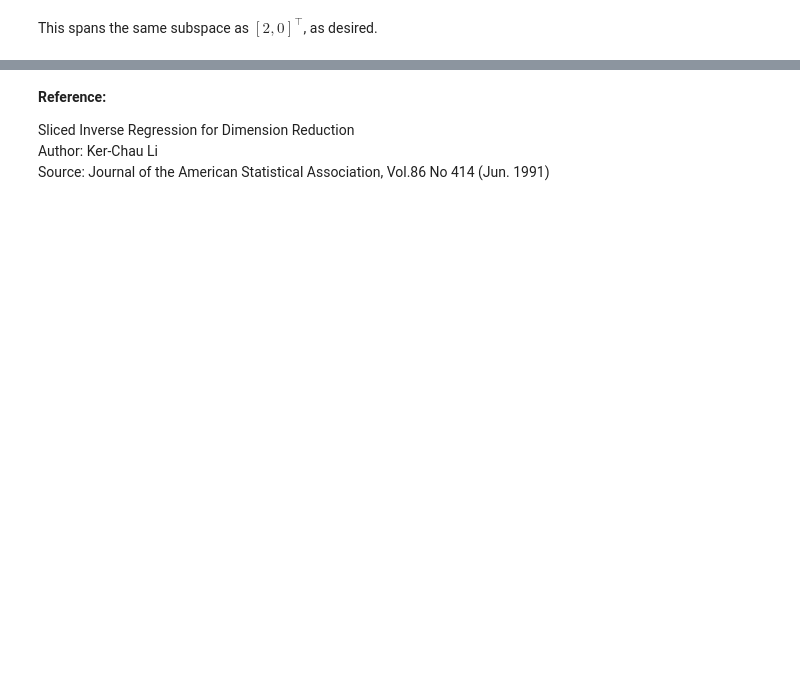
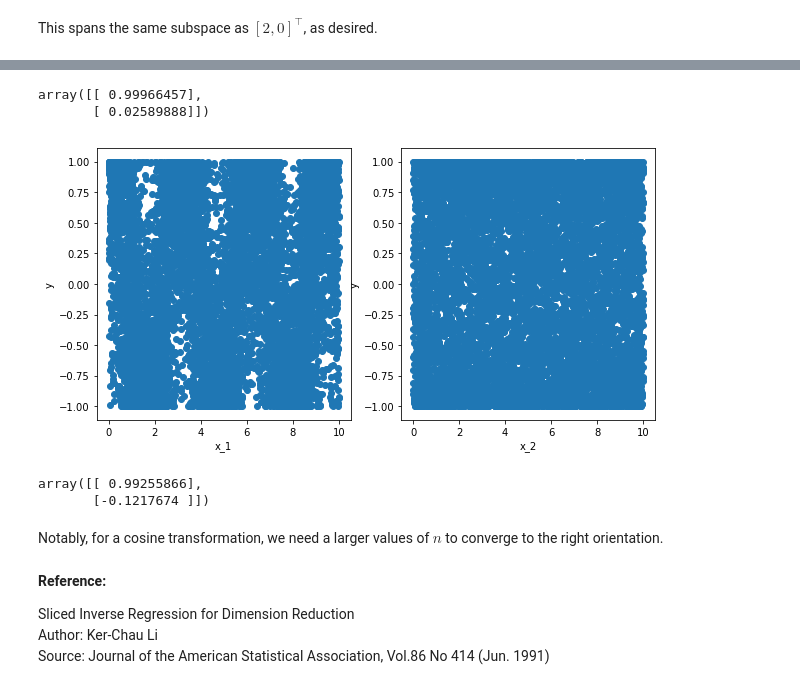
Before and after one commit to russellkune/SIR, a Jupyter notebook: SIR_example.ipynb, the cells around one changed output, grey strips where cells are left out. Drawn from its saved outputs; the diff is of its cells as text; code cells hidden in the pictures; blank space fills up the shorter version.

```diff
--- a/SIR_example.ipynb
+++ b/SIR_example.ipynb
@@ -100,3 +116,33 @@ This spans the same subspace as $[2,0]^\top$, as desired.
+# %%
+sir_ = SIR(K=1)
+sir_.fit(X,y)
+sir_.beta
+# %% [output]
+array([[ 0.99966457],
+       [ 0.02589888]])
+# %%
+y = np.cos(2*x_1 + epsilon)
+plt.figure(figsize = (10,5))
+plt.subplot(121,)
+plt.xlabel("x_1")
+plt.ylabel("y")
+plt.scatter(X[:,0],y)
+plt.subplot(122)
+plt.scatter(X[:,1],y)
+plt.xlabel("x_2")
+plt.ylabel("y")
+plt.show()
+# %% [output]
+[figure, added]
+# %%
+sir_ = SIR(K=1)
+sir_.fit(X,y)
+sir_.beta
+# %% [output]
+array([[ 0.99255866],
+       [-0.1217674 ]])
+# %% [markdown]
+Notably, for a cosine transformation, we need a larger values of $n$ to converge to the right orientation.
 # %% [markdown]
 **Reference:**
 
```
Also changed, not shown: parts of 5 cells of this notebook.
